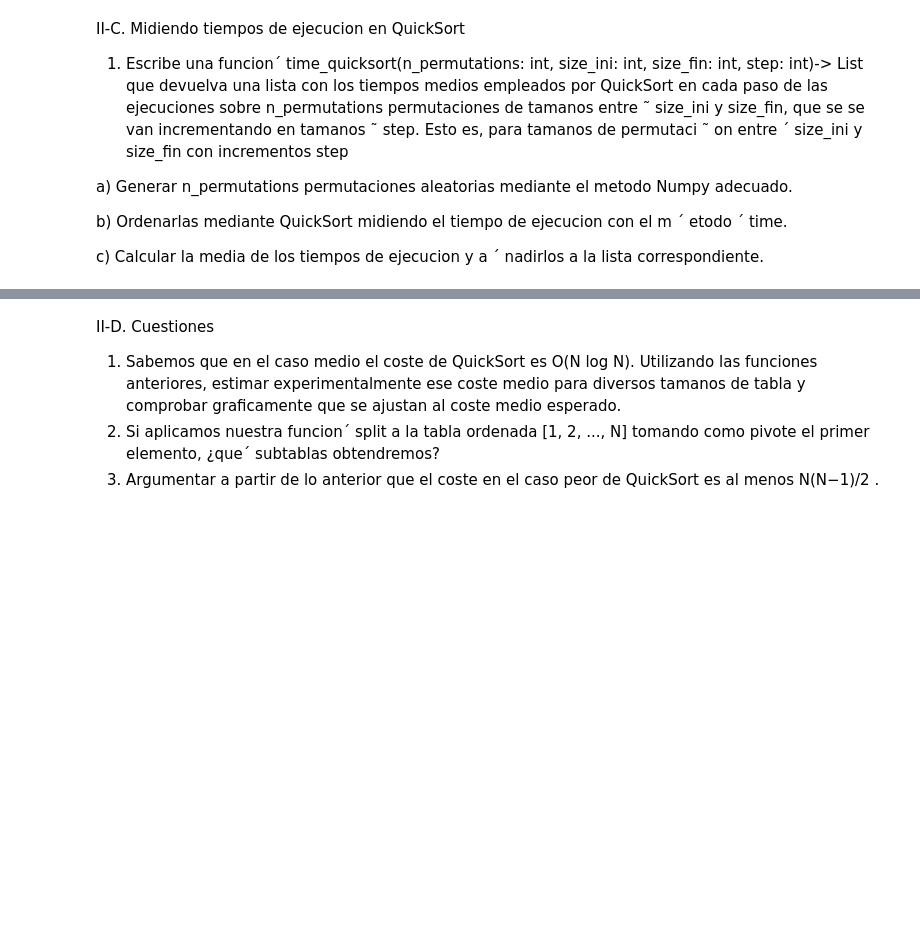
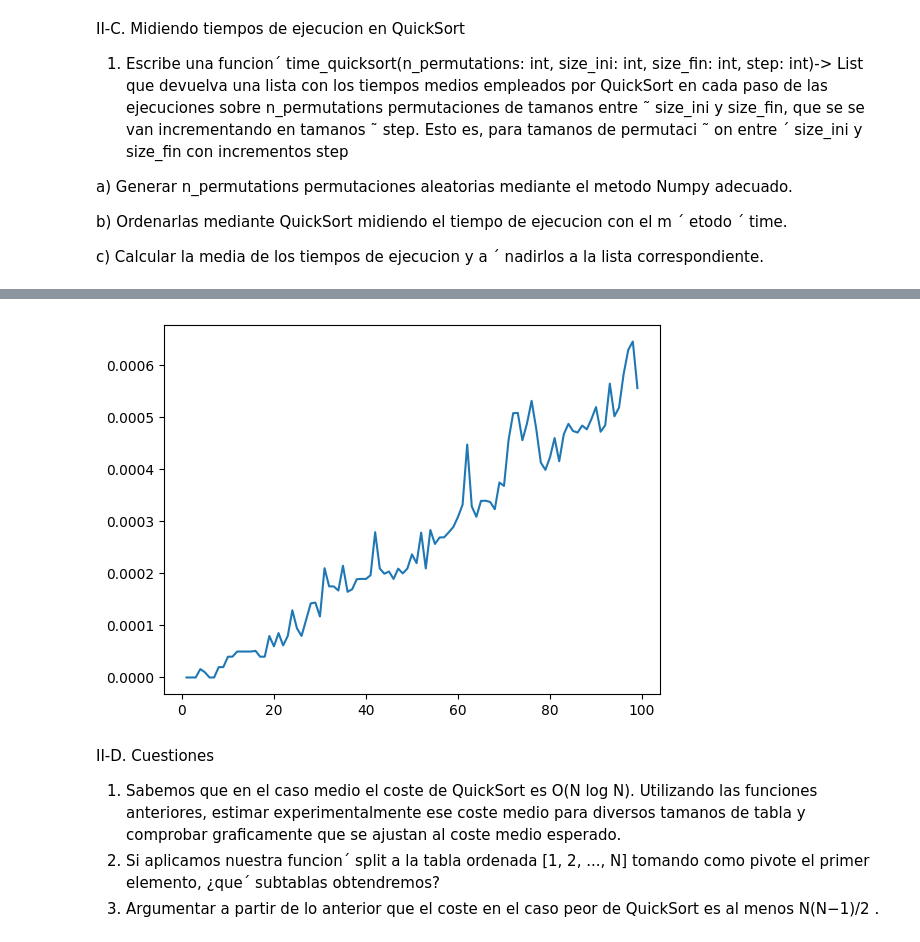
Before and after one commit to daviloncio/2o-cuatri, a Jupyter notebook: prac2aalg.ipynb, the cells around one changed output, grey strips where cells are left out. Cells and saved outputs as stored; diff of their text form; code cells hidden in the pictures; blank space fills up the shorter version.

```diff
--- a/prac2aalg.ipynb
+++ b/prac2aalg.ipynb
@@ -164,3 +177,76 @@ print(time_quicksort(100,1,100,1))
+# %%
+import numpy as np
+import time
+from matplotlib import pyplot as plt
+def max_heapify(h: np.ndarray, i: int):
+    izquierda = 2*i + 1
+    derecha = 2*i + 2
+    mayor = i
+    if derecha >= len(h) or mayor >= len(h) or izquierda >= len(h):
+        return
+    if izquierda < len(h)-1 and h[izquierda] > h[mayor]:
+        mayor = izquierda
+    if derecha < len(h)-1 and h[derecha] > h[mayor]:
+        mayor = derecha
+
+    if mayor != i:
+        h[i], h[mayor] = h[mayor], h[i]
+        max_heapify(h, mayor)
+
+
+def insert_maxheap(h: np.ndarray, k: int) -> np.ndarray:
+
+    n = len(h)
+    h = np.append(h, k)
+    i = n
+
+    while i > 0 and h[i] > h[(i-1)//2]:
+        h[i], h[(i-1)//2] = h[(i-1)//2], h[i]
+        i = (i-1)//2
+
+    return h
+
+
+def create_maxheap(h: np.ndarray):
+
+    for i in range((len(h)//2)-1, -1, -1):
+        max_heapify(h, i)
+h = [22,3,4,5,6,7,7,8,8,8,9,9,0]
+
+j = np.ndarray[h]
+
+def sort_maxheap(h: np.ndarray):
+    for i in range(len(h)-1, 1, -1):
+        h[i],h[0]= h[0],h[i]
+        max_heapify(h[ :i],0)
+
+def hs(h: np.ndarray):
+    create_maxheap(h)
+    sort_maxheap(h)
+
+def time_heapsort(n_perms: int, size_ini: int, size_fin: int, step: int)-> list:
+    list_tiempos_medias = []
+    lista_y = []
+    tamaño_array = []
+    for e in range(size_ini,size_fin,step):
+        tamaño_array.append(e)
+        hacer_media_tiempos = []
+        for i in range(n_perms):
+
+            creamos_permutación = np.random.permutation(tamaño_array)
+            inicio=time.time()
+            hs(creamos_permutación)
+            fin = time.time()
+            tiempo_ejecucion = fin - inicio
+            hacer_media_tiempos.append(tiempo_ejecucion)
+        result = sum(hacer_media_tiempos)/n_perms
+        lista_y.append(e)
+        list_tiempos_medias.append(result)
+    plt.plot(lista_y,list_tiempos_medias)
+    return list_tiempos_medias
+a = time_heapsort(100,1,100,1)
+# %% [output]
+[figure, added]
 # %% [markdown]
 II-D. Cuestiones
 1. Sabemos que en el caso medio el coste de QuickSort es O(N log N). Utilizando las funciones anteriores, estimar
```
Also changed, not shown: parts of 7 cells of this notebook, 1 other file.
